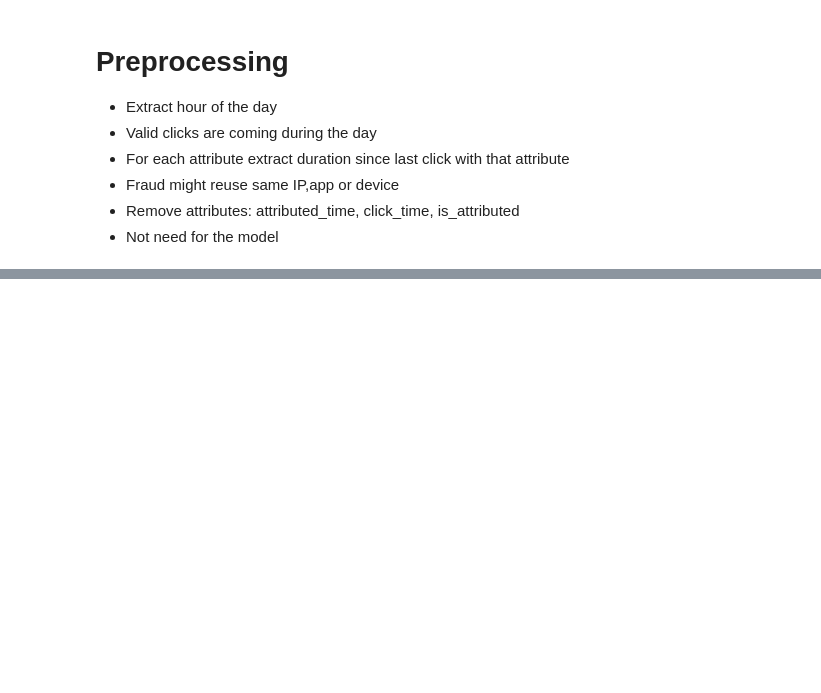
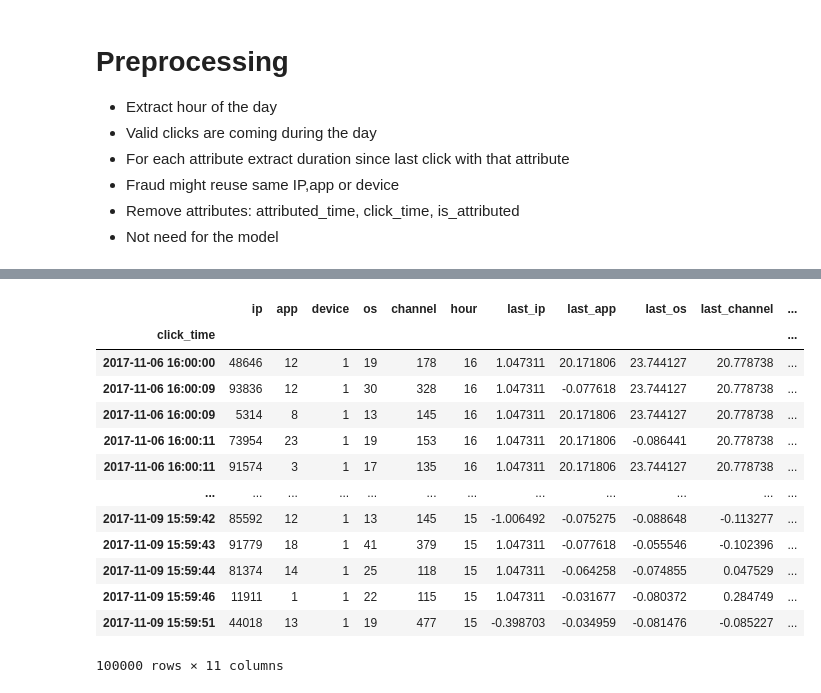
Before and after one commit to askhab2022/ML-Repo, a Jupyter notebook: tracking.ipynb, the cells around one changed output, grey strips where cells are left out. Drawn from its saved outputs; the diff is of its cells as text; code cells hidden in the pictures; blank space fills up the shorter version.

```diff
--- a/tracking.ipynb
+++ b/tracking.ipynb
@@ -129,2 +198,17 @@ def prepare_dataset(df):
 # %%
-train_X = prepare_dataset(dataset_train)
+train_X
+# %% [output]
+|  | ip | app | device | os | channel | hour | last_ip | last_app | last_os | last_channel | ... |
+| click_time |  |  |  |  |  |  |  |  |  |  | ... |
+| 2017-11-06 16:00:00 | 48646 | 12 | 1 | 19 | 178 | 16 | 1.047311 | 20.171806 | 23.744127 | 20.778738 | ... |
+| 2017-11-06 16:00:09 | 93836 | 12 | 1 | 30 | 328 | 16 | 1.047311 | -0.077618 | 23.744127 | 20.778738 | ... |
+| 2017-11-06 16:00:09 | 5314 | 8 | 1 | 13 | 145 | 16 | 1.047311 | 20.171806 | 23.744127 | 20.778738 | ... |
+| 2017-11-06 16:00:11 | 73954 | 23 | 1 | 19 | 153 | 16 | 1.047311 | 20.171806 | -0.086441 | 20.778738 | ... |
+| 2017-11-06 16:00:11 | 91574 | 3 | 1 | 17 | 135 | 16 | 1.047311 | 20.171806 | 23.744127 | 20.778738 | ... |
+| ... | ... | ... | ... | ... | ... | ... | ... | ... | ... | ... | ... |
+| 2017-11-09 15:59:42 | 85592 | 12 | 1 | 13 | 145 | 15 | -1.006492 | -0.075275 | -0.088648 | -0.113277 | ... |
+| 2017-11-09 15:59:43 | 91779 | 18 | 1 | 41 | 379 | 15 | 1.047311 | -0.077618 | -0.055546 | -0.102396 | ... |
+| 2017-11-09 15:59:44 | 81374 | 14 | 1 | 25 | 118 | 15 | 1.047311 | -0.064258 | -0.074855 | 0.047529 | ... |
+| 2017-11-09 15:59:46 | 11911 | 1 | 1 | 22 | 115 | 15 | 1.047311 | -0.031677 | -0.080372 | 0.284749 | ... |
+| 2017-11-09 15:59:51 | 44018 | 13 | 1 | 19 | 477 | 15 | -0.398703 | -0.034959 | -0.081476 | -0.085227 | ... |
+100000 rows × 11 columns
```
Also changed, not shown: parts of 8 cells of this notebook.
